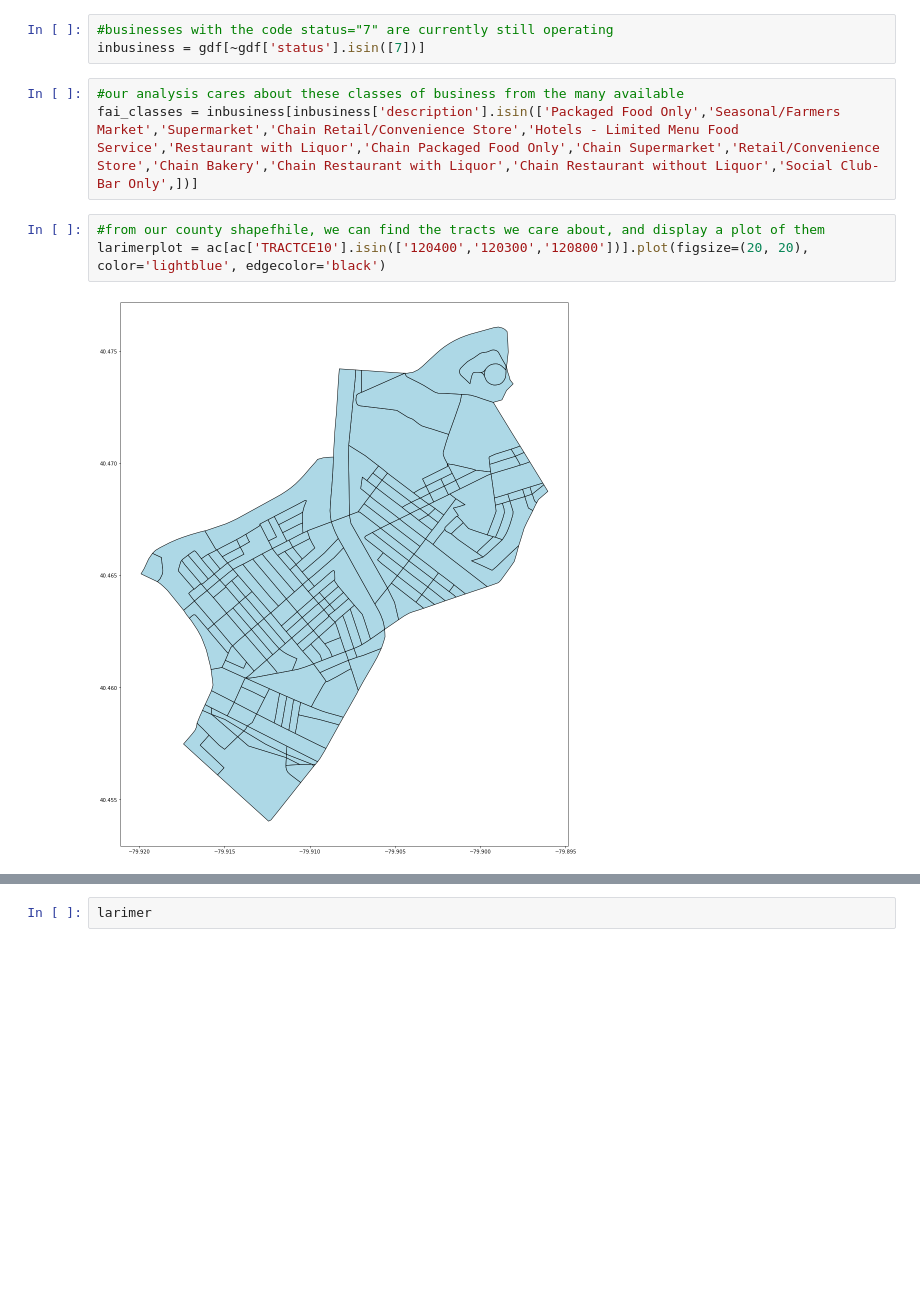
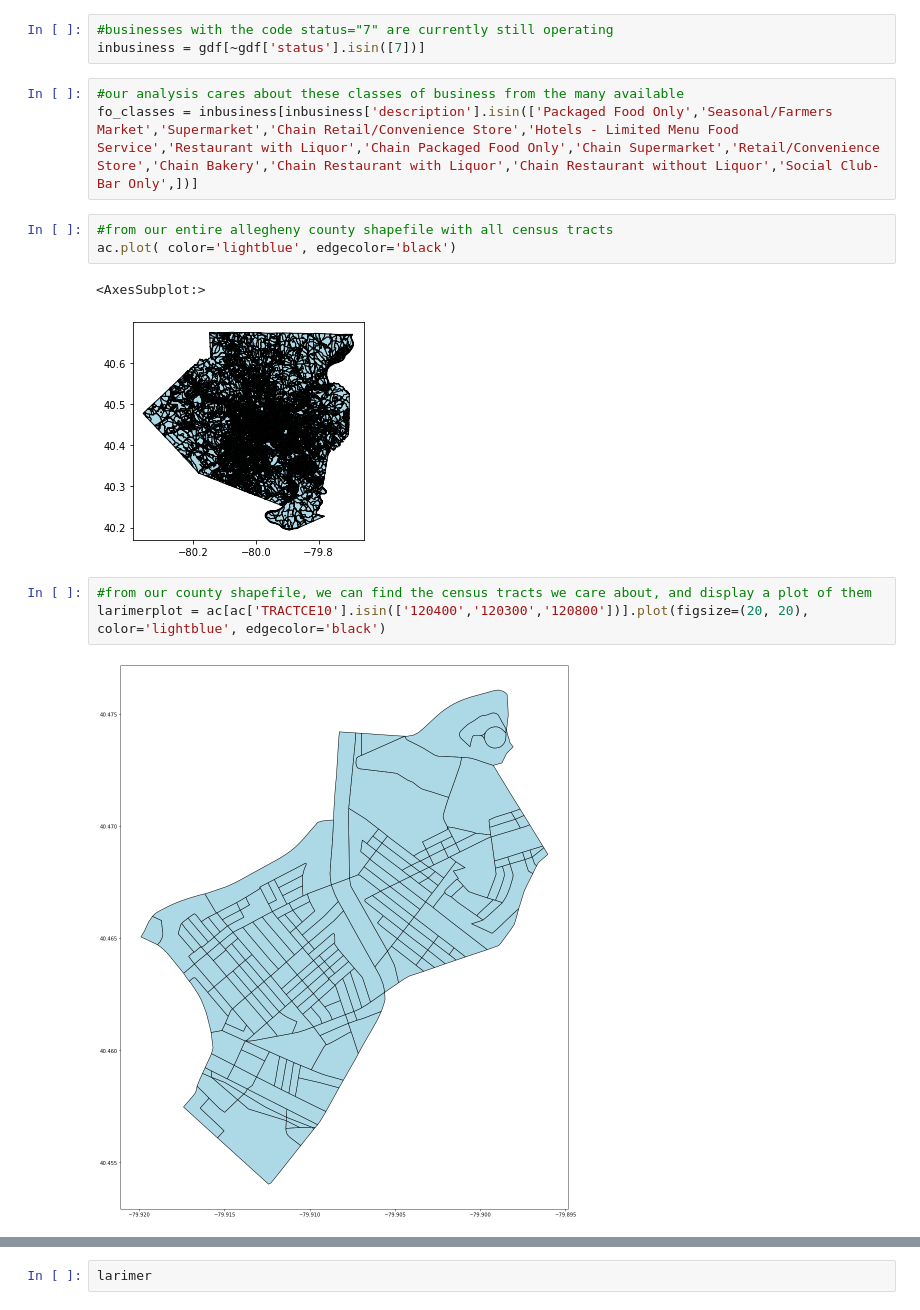
Before and after one commit to flox-examples/jupyter-env, a Jupyter notebook: notebooks/geospatial_example.ipynb, the cells around one changed output, grey strips where cells are left out. Saved outputs shown, nothing was run; the diff lists cells and outputs as text; blank space fills up the shorter version.

```diff
--- a/notebooks/geospatial_example.ipynb
+++ b/notebooks/geospatial_example.ipynb
@@ -52,9 +52,15 @@ gdf
 inbusiness = gdf[~gdf['status'].isin([7])]
 # %%
 #our analysis cares about these classes of business from the many available
-fai_classes = inbusiness[inbusiness['description'].isin(['Packaged Food Only','Seasonal/Farmers Market','Supermarket','Chain Retail/Convenience Store','Hotels - Limited Menu Food Service','Restaurant with Liquor','Chain Packaged Food Only','Chain Supermarket','Retail/Convenience Store','Chain Bakery','Chain Restaurant with Liquor','Chain Restaurant without Liquor','Social Club-Bar Only',])]
+fo_classes = inbusiness[inbusiness['description'].isin(['Packaged Food Only','Seasonal/Farmers Market','Supermarket','Chain Retail/Convenience Store','Hotels - Limited Menu Food Service','Restaurant with Liquor','Chain Packaged Food Only','Chain Supermarket','Retail/Convenience Store','Chain Bakery','Chain Restaurant with Liquor','Chain Restaurant without Liquor','Social Club-Bar Only',])]
+# %%
+#from our entire allegheny county shapefile with all census tracts
+ac.plot( color='lightblue', edgecolor='black')
+# %% [output]
+<AxesSubplot:>
+[figure, added]
 # %%
-#from our county shapefhile, we can find the tracts we care about, and display a plot of them
+#from our county shapefile, we can find the census tracts we care about, and display a plot of them
 larimerplot = ac[ac['TRACTCE10'].isin(['120400','120300','120800'])].plot(figsize=(20, 20), color='lightblue', edgecolor='black')
 # %% [output]
 [figure]
```
Also changed, not shown: parts of 8 cells of this notebook.
